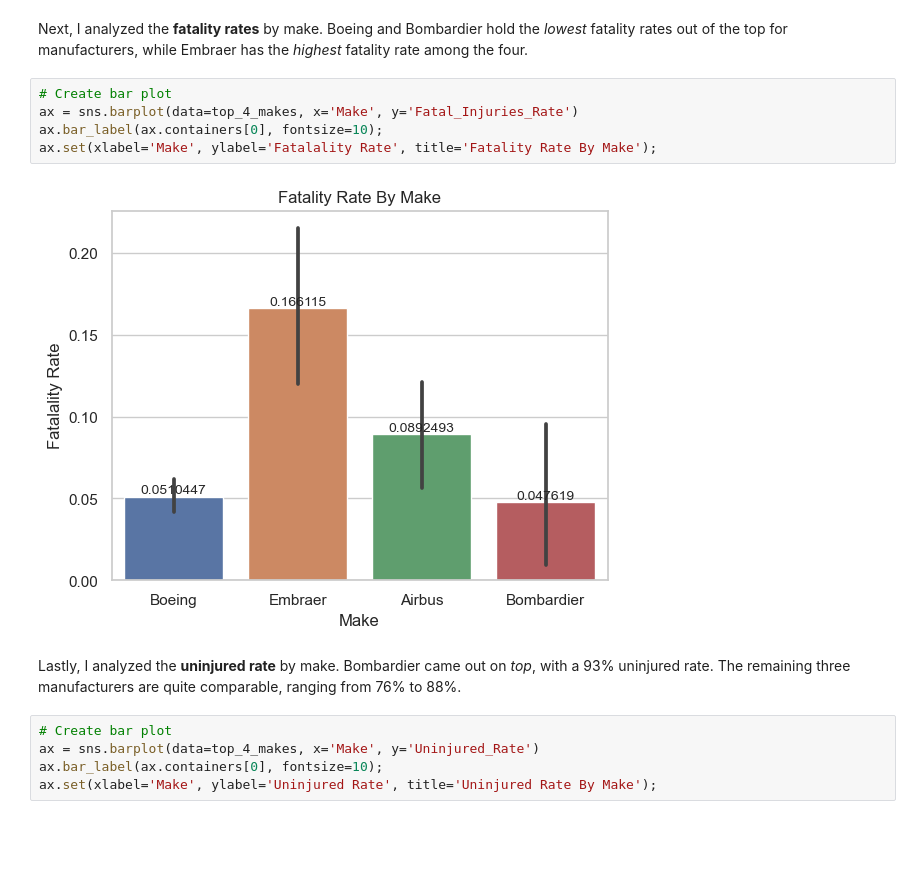
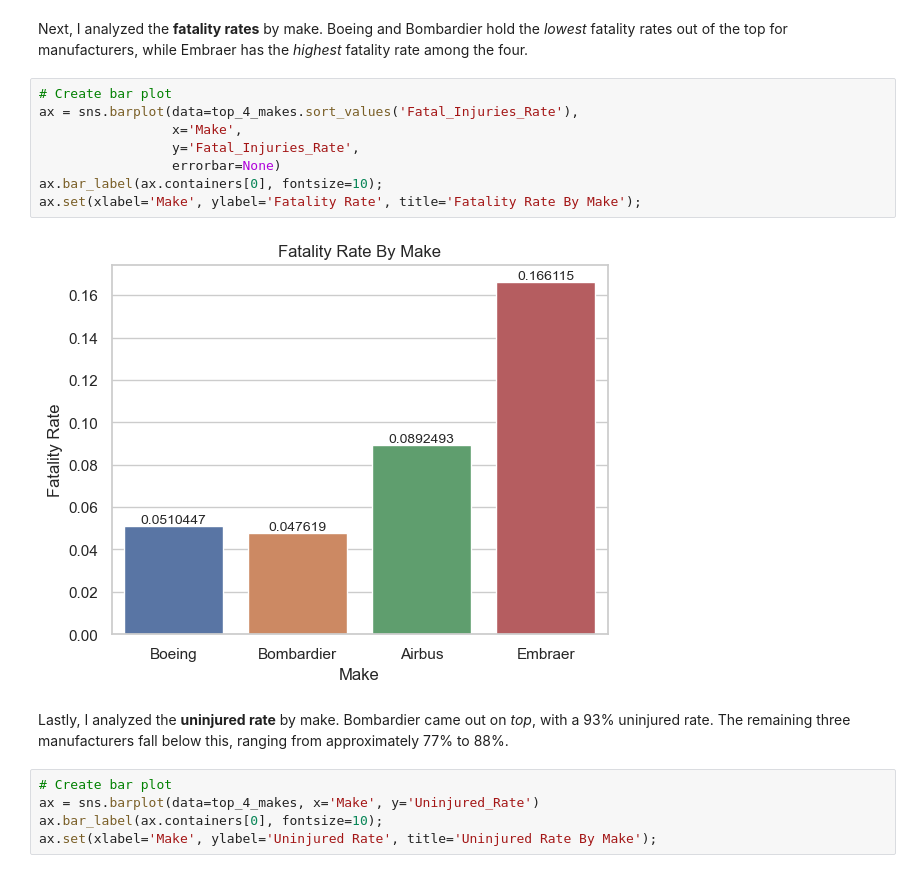
Before and after one commit to scarlettvalentin/aviation_project, a Jupyter notebook: notebook.ipynb, the cells around one changed output. Saved outputs shown, nothing was run; the diff lists cells and outputs as text; blank space fills up the shorter version.

```diff
--- a/notebook.ipynb
+++ b/notebook.ipynb
@@ -313,13 +311,16 @@ plt.savefig('inj_by_make.png')
 Next, I analyzed the **fatality rates** by make. Boeing and Bombardier hold the *lowest* fatality rates out of the top for manufacturers, while Embraer has the *highest* fatality rate among the four.
 # %%
 # Create bar plot
-ax = sns.barplot(data=top_4_makes, x='Make', y='Fatal_Injuries_Rate')
+ax = sns.barplot(data=top_4_makes.sort_values('Fatal_Injuries_Rate'),
+                 x='Make',
+                 y='Fatal_Injuries_Rate',
+                 errorbar=None)
 ax.bar_label(ax.containers[0], fontsize=10);
-ax.set(xlabel='Make', ylabel='Fatalality Rate', title='Fatality Rate By Make');
+ax.set(xlabel='Make', ylabel='Fatality Rate', title='Fatality Rate By Make');
 # %% [output]
-[figure, old version]
+[figure, new version]
 # %% [markdown]
-Lastly, I analyzed the **uninjured rate** by make. Bombardier came out on *top*, with a 93% uninjured rate. The remaining three manufacturers are quite comparable, ranging from 76% to 88%.
+Lastly, I analyzed the **uninjured rate** by make. Bombardier came out on *top*, with a 93% uninjured rate. The remaining three manufacturers fall below this, ranging from approximately 77% to 88%.
 # %%
 # Create bar plot
 ax = sns.barplot(data=top_4_makes, x='Make', y='Uninjured_Rate')
```
Also changed, not shown: parts of 8 cells of this notebook.
